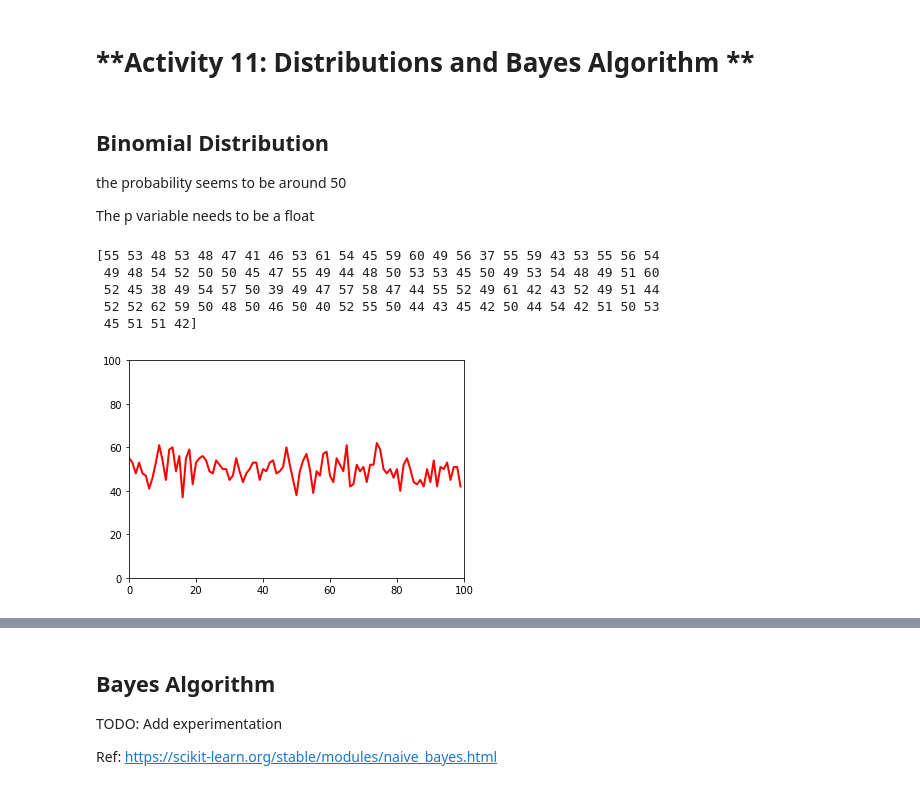
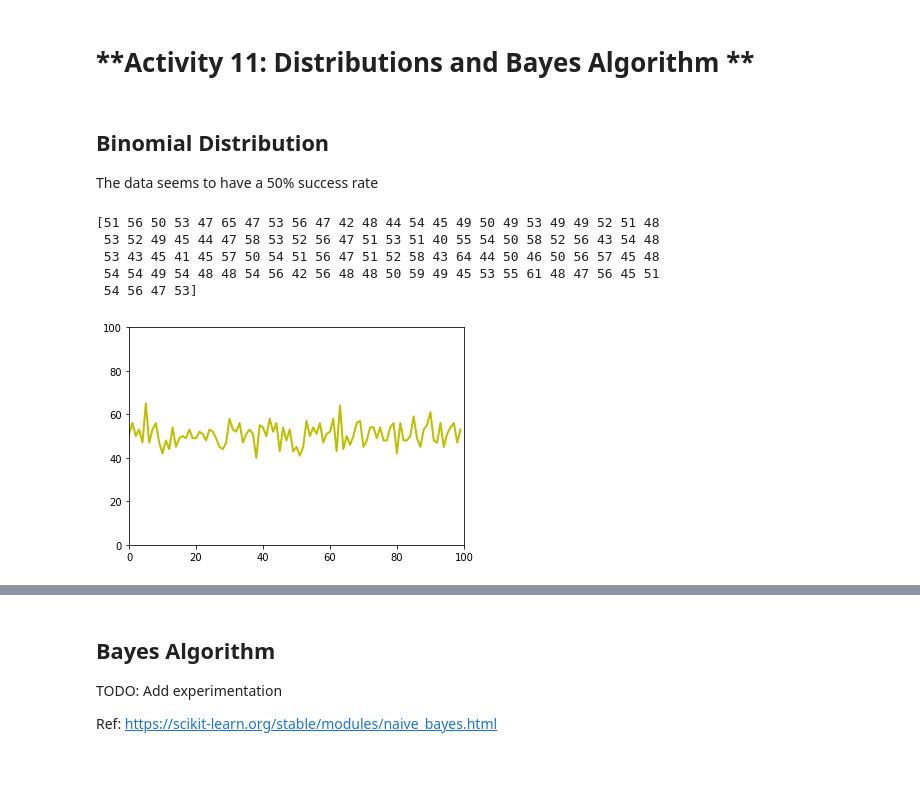
Before and after one commit to CMPSC-310-AI-Spring2023/activity09_image-manipulation-MilesF25, a Jupyter notebook: CMPSC310_Activity11.ipynb, the cells around one changed output, grey strips where cells are left out. Saved outputs shown, nothing was run; the diff lists cells and outputs as text; code cells hidden in the pictures.

```diff
--- a/CMPSC310_Activity11.ipynb
+++ b/CMPSC310_Activity11.ipynb
@@ -2,32 +2,30 @@
 <a href="https://colab.research.google.com/github/CMPSC-310-AI-Spring2023/activity09_image-manipulation-MilesF25/blob/main/CMPSC310_Activity11.ipynb" target="_parent"><img src="https://colab.research.google.com/assets/colab-badge.svg" alt="Open In Colab"/></a>
 # %% [markdown]
 # **Activity 11: Distributions and Bayes Algorithm **
-# %% [markdown]
-## Binomial Distribution
-
-the probability seems to be around 50
-
-The p variable needs to be a float
+# %% [markdown]
+## Binomial Distribution
+
+The data seems to have a 50% success rate
 # %%
 import numpy as np
 
 n=100 # number of trials
 p=0.5 # probability of success
 s=100 # size
 binomial = np.random.binomial(n,p,s)
 print(binomial)
 
 import matplotlib.pyplot as plt
 
 plt.axis([0, 100, 0, 100])
-plt.plot(binomial,linewidth=2, color='r')
+plt.plot(binomial,linewidth=2, color='y')
 plt.show()
 # %% [output]
-[55 53 48 53 48 47 41 46 53 61 54 45 59 60 49 56 37 55 59 43 53 55 56 54
- 49 48 54 52 50 50 45 47 55 49 44 48 50 53 53 45 50 49 53 54 48 49 51 60
- 52 45 38 49 54 57 50 39 49 47 57 58 47 44 55 52 49 61 42 43 52 49 51 44
- 52 52 62 59 50 48 50 46 50 40 52 55 50 44 43 45 42 50 44 54 42 51 50 53
- 45 51 51 42]
+[51 56 50 53 47 65 47 53 56 47 42 48 44 54 45 49 50 49 53 49 49 52 51 48
+ 53 52 49 45 44 47 58 53 52 56 47 51 53 51 40 55 54 50 58 52 56 43 54 48
+ 53 43 45 41 45 57 50 54 51 56 47 51 52 58 43 64 44 50 46 50 56 57 45 48
+ 54 54 49 54 48 48 54 56 42 56 48 48 50 59 49 45 53 55 61 48 47 56 45 51
+ 54 56 47 53]
-[figure, old version]
+[figure, new version]
 # %% [markdown]
 ## Uniform Distribution
```
Also changed, not shown: parts of 5 cells of this notebook.
